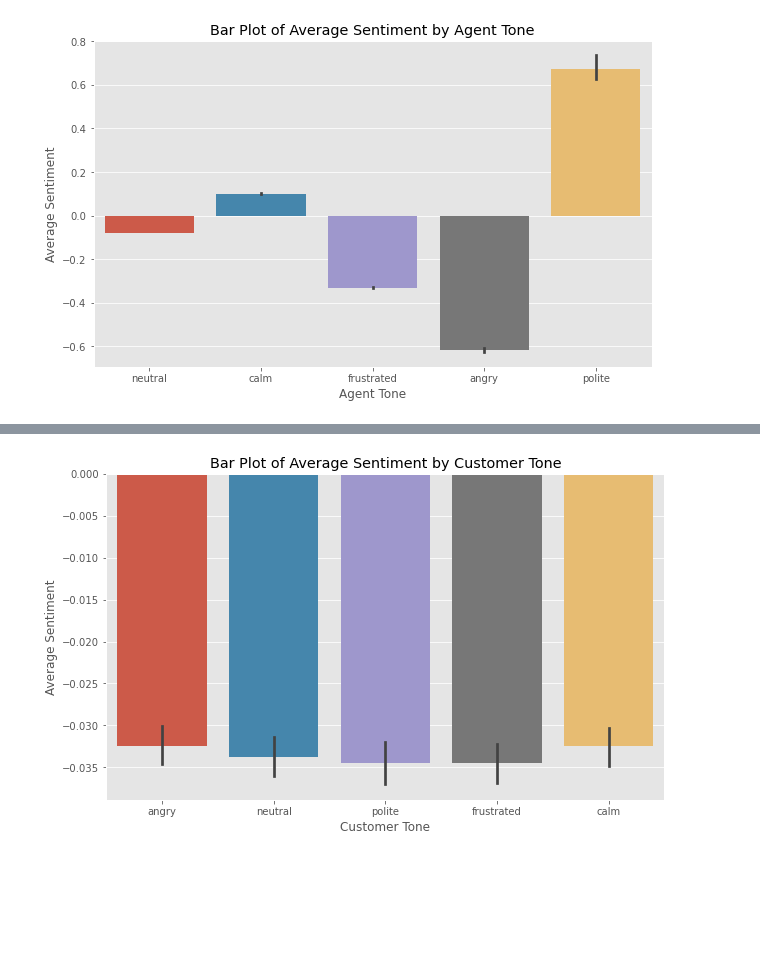
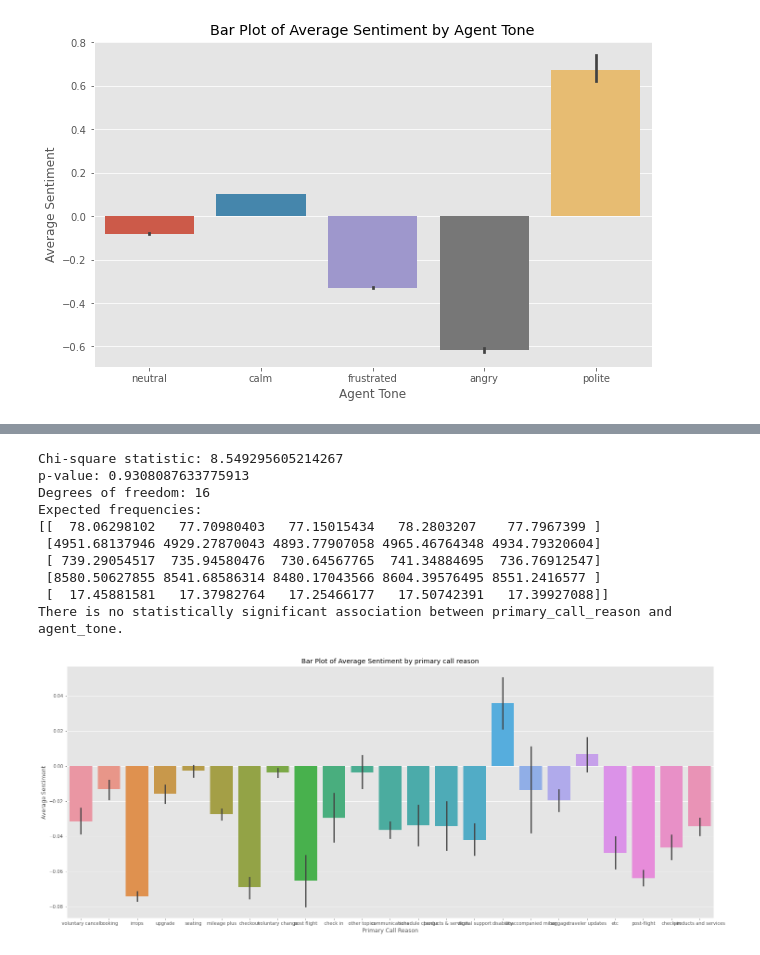
Before and after one commit to NaheedAnju/BlueMoon, a Jupyter notebook: United_Airlines.ipynb, the cells around one changed output, grey strips where cells are left out. Cells and saved outputs as stored; diff of their text form; code cells hidden in the pictures; blank space fills up the shorter version.

```diff
--- a/United_Airlines.ipynb
+++ b/United_Airlines.ipynb
@@ -351,0 +367,7 @@ plt.show()
+# %%
+reason['primary_call_reason'] = (reason['primary_call_reason']
+                .str.lower()                                  # Convert to lowercase
+                .str.strip()                                  # Remove leading and trailing spaces
+                .str.replace(r'\s+', ' ', regex=True))
+
+reason['primary_call_reason'].value_counts()
@@ -351,0 +392,3 @@ plt.show()
+# %%
+calls_reason = pd.merge(reason, calls_sentiment, on='call_id', how='outer')
+calls_reason.head()
@@ -352,9 +421,40 @@ plt.show()
+# %%
+# Create a contingency table
+contingency_table = pd.crosstab(calls_reason['agent_tone'],
+                                calls_reason['customer_tone'])
+
+# Perform chi-square test
+chi2, p, dof, expected = chi2_contingency(contingency_table)
+
+# Print the results
+print(f"Chi-square statistic: {chi2}")
+print(f"p-value: {p}")
+print(f"Degrees of freedom: {dof}")
+print("Expected frequencies:")
+print(expected)
+
+# Interpretation
+if p < 0.05:
+    print("There is a statistically significant association between primary_call_reason and agent_tone.")
+else:
+    print("There is no statistically significant association between primary_call_reason and agent_tone.")
+# %% [output]
+Chi-square statistic: 8.549295605214267
+p-value: 0.9308087633775913
+Degrees of freedom: 16
+Expected frequencies:
+[[  78.06298102   77.70980403   77.15015434   78.2803207    77.7967399 ]
+ [4951.68137946 4929.27870043 4893.77907058 4965.46764348 4934.79320604]
+ [ 739.29054517  735.94580476  730.64567765  741.34884695  736.76912547]
+ [8580.50627855 8541.68586314 8480.17043566 8604.39576495 8551.2416577 ]
+ [  17.45881581   17.37982764   17.25466177   17.50742391   17.39927088]]
+There is no statistically significant association between primary_call_reason and agent_tone.
 # %%
-plt.figure(figsize=(10, 6))
-sns.barplot(x='customer_tone', y='average_sentiment', data=calls_sentiment)
-plt.title('Bar Plot of Average Sentiment by Customer Tone')
-plt.xlabel('Customer Tone')
+plt.figure(figsize=(25, 10))
+sns.barplot(x='primary_call_reason', y='average_sentiment', data=calls_reason)
+plt.title('Bar Plot of Average Sentiment by primary call reason')
+plt.xlabel('Primary Call Reason')
 plt.ylabel('Average Sentiment')
 plt.show()
 # %% [output]
-[figure, old version]
+[figure, new version]
```
Also changed, not shown: parts of 24 cells of this notebook.
